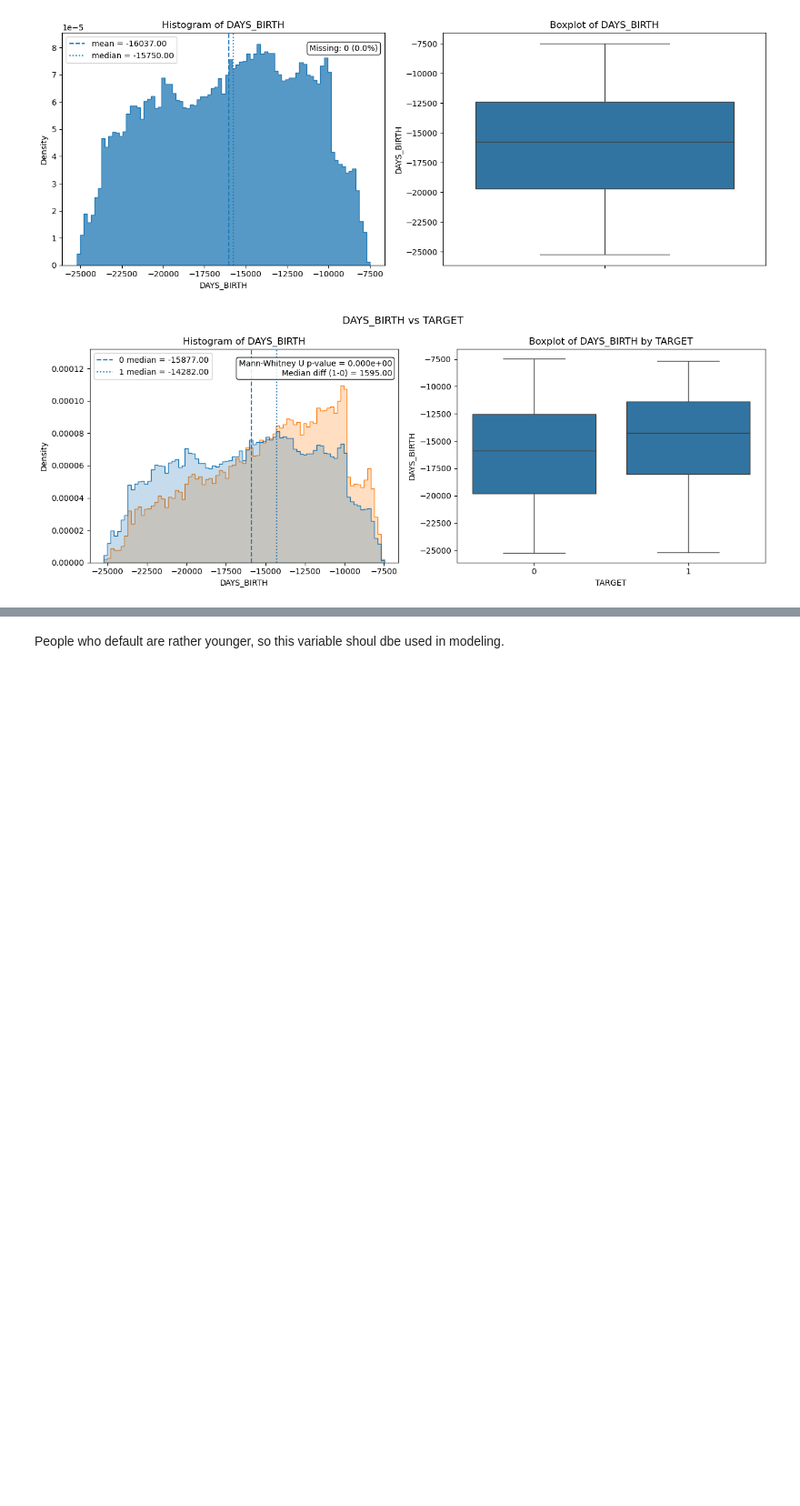
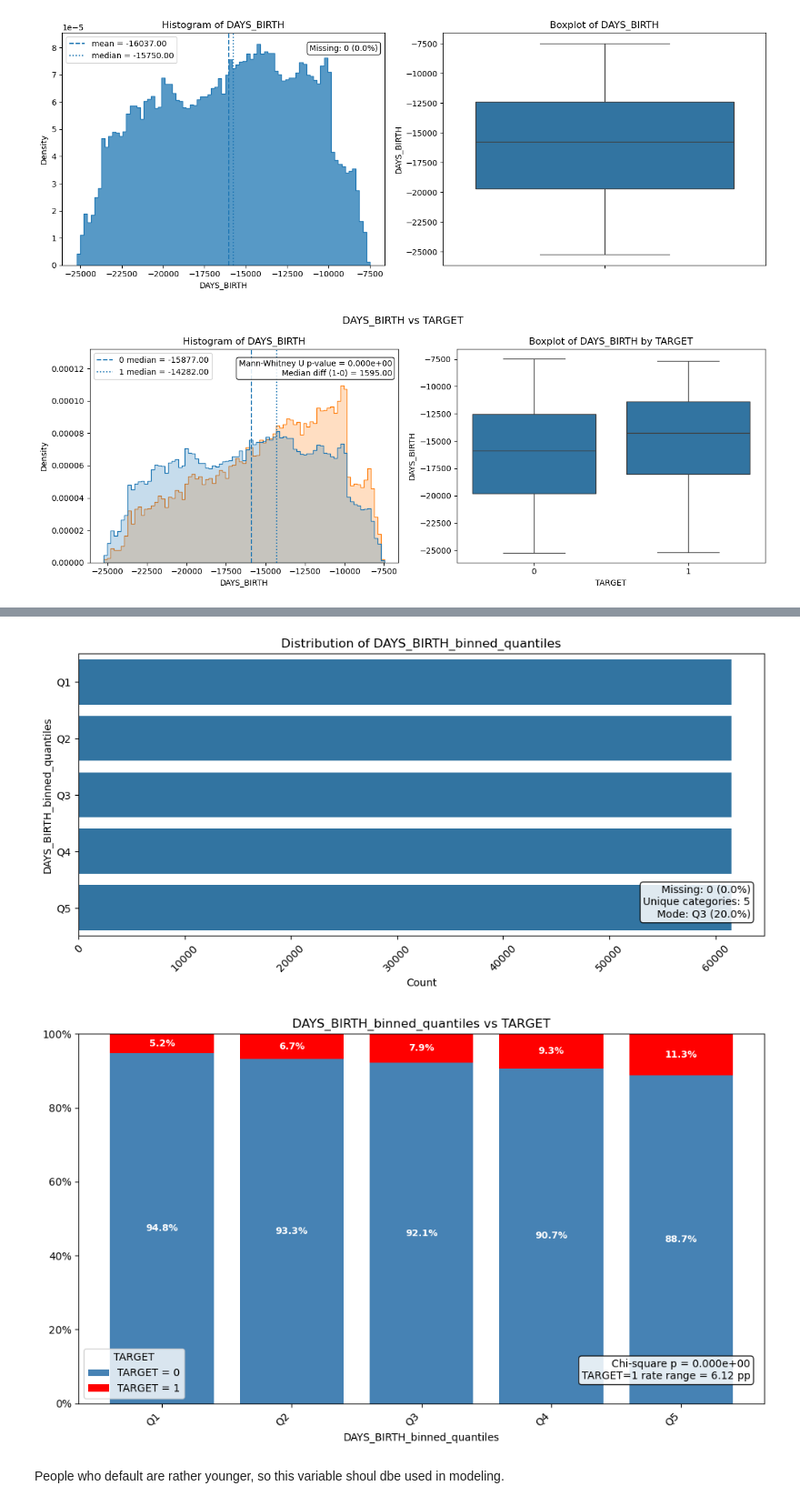
Before and after one commit to alek-ds/home-credit-default-risk-ak, a Jupyter notebook: notebooks/app_univariate_bivariate_family_demographic.ipynb, the cells around one changed output, grey strips where cells are left out. Shown at 91% size. Saved outputs shown, nothing was run; the diff lists cells and outputs as text; code cells hidden in the pictures; blank space fills up the shorter version.

Commit message:
Adding binning for quantitative variables

```diff
--- a/notebooks/app_univariate_bivariate_family_demographic.ipynb
+++ b/notebooks/app_univariate_bivariate_family_demographic.ipynb
@@ -101,3 +101,15 @@ plot_quantitative_vs_binary(df=app_df, quant_var='DAYS_BIRTH', binary_var='TARGE
 # %% [output]
 [figure]
 [figure]
+# %%
+binned_df, days_birth_summary = bin_quantitative_var(
+    df = app_df,
+    quant_var='DAYS_BIRTH',
+    quantiles_bins=True,
+    target_var='TARGET',
+    return_binned_quantiles=False,
+    return_summary=True,
+    return_df=True
+)
+
+days_birth_summary
@@ -104,3 +123,9 @@ plot_quantitative_vs_binary(df=app_df, quant_var='DAYS_BIRTH', binary_var='TARGE
+# %%
+plot_categorical_distribution(df=binned_df, cat_var='DAYS_BIRTH_binned_quantiles', respect_category_order=True)
+plot_categorical_vs_binary(df=binned_df, cat_var='DAYS_BIRTH_binned_quantiles', target_var='TARGET', respect_category_order=True)
+# %% [output]
+[figure, added]
+[figure, added]
 # %% [markdown]
 People who default are rather younger, so this variable shoul dbe used in modeling.
 # %% [markdown]
```
Also changed, not shown: parts of 9 cells of this notebook.
